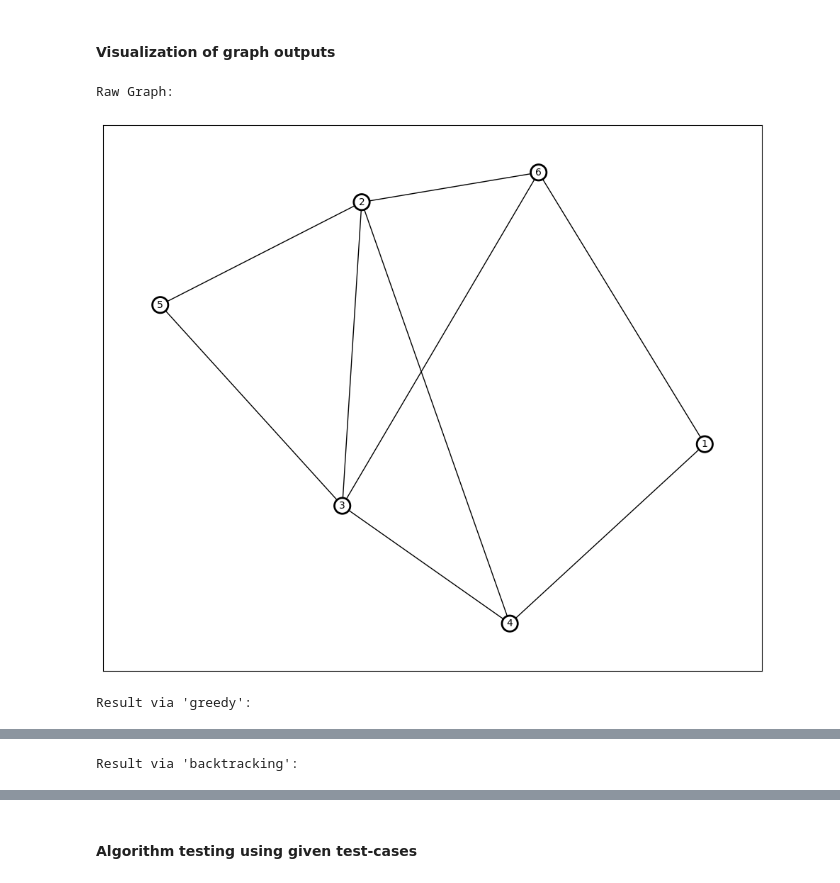
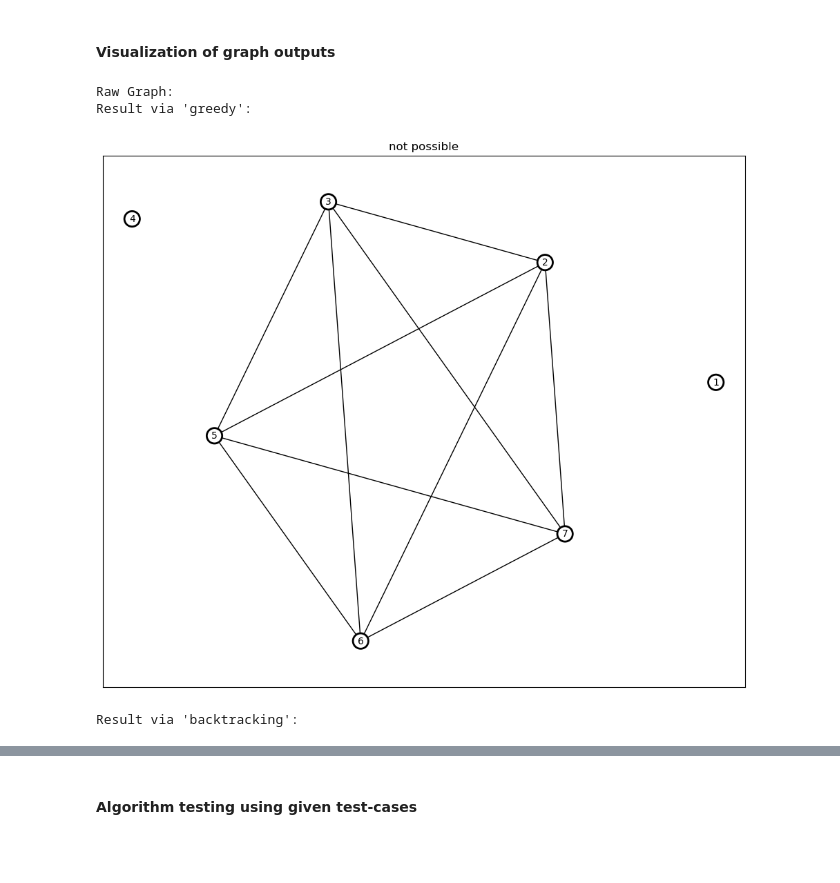
Before and after one commit to mikolajhilgert/jads-alg-project, a Jupyter notebook: DSA.ipynb, the cells around one changed output, grey strips where cells are left out. Saved outputs shown, nothing was run; the diff lists cells and outputs as text; code cells hidden in the pictures; blank space fills up the shorter version.

```diff
--- a/DSA.ipynb
+++ b/DSA.ipynb
@@ -14,7 +14,7 @@ class Graph:
     """ Graph is composed of Adjacency matrix and the target number of bins.
     Two bins should not be placed adjacent to each other."""
 
-    __slots__ = ["adjacency_matrix", "n", "m", "k"]
+    __slots__ = ["n", "m", "k", "adjacency_matrix", "degrees", "neighbors"]
 
     def __init__(self, n, m, k) -> None:
         '''Initialise empty graph
@@ -27,6 +27,8 @@ class Graph:
         self.m = m
         self.k = k
         self.adjacency_matrix = [[False] * n for _ in range(n)]
+        self.degrees = {}
+        self.neighbors = {}
 
     @classmethod
     def from_file(cls, file_path) -> None:
@@ -45,6 +47,11 @@ class Graph:
                 # extract vertices connected by edge
                 u, v = map(int, edge.split())
                 graph.add_edge(u-1, v-1)
+
+            # compute the degree of every vertex in the graph
+            graph.degrees = {x : sum(graph.adjacency_matrix[x][y] for y in range(n)) for x in range(n)}
+            # dict of every vertex and a set of its neighbors
+            graph.neighbors = {x : {y for y in range(n) if graph.adjacency_matrix[x][y] == 1} for x in range(n)}
         return graph
 
     def add_edge(self, u, v) -> None:
@@ -55,6 +62,7 @@ class Graph:
         '''
         self.adjacency_matrix[u][v] = True
         self.adjacency_matrix[v][u] = True
+
 
     def draw_graph(self, nodes_to_highlight = None) -> None:
         '''Draws the graph
@@ -228,13 +259,13 @@ def backtracking(graph):
 # %% [markdown]
 #### Visualization of graph outputs
 # %%
-graph = Graph.from_file('samples/extra_4.in')
+graph = Graph.from_file('samples/small_2.in')
 
 print("Raw Graph:")
-graph.draw_graph()
 graph.validate_and_show_bins(greedy)
 graph.validate_and_show_bins(backtracking)
 # %% [output]
 Raw Graph:
+Result via 'greedy':
-[figure, old version]
+[figure, new version]
-Result via 'greedy':
+Result via 'backtracking':
@@ -242 +272,0 @@ Result via 'greedy':
-Result via 'backtracking':
```
Also changed, not shown: parts of 7 cells of this notebook.
